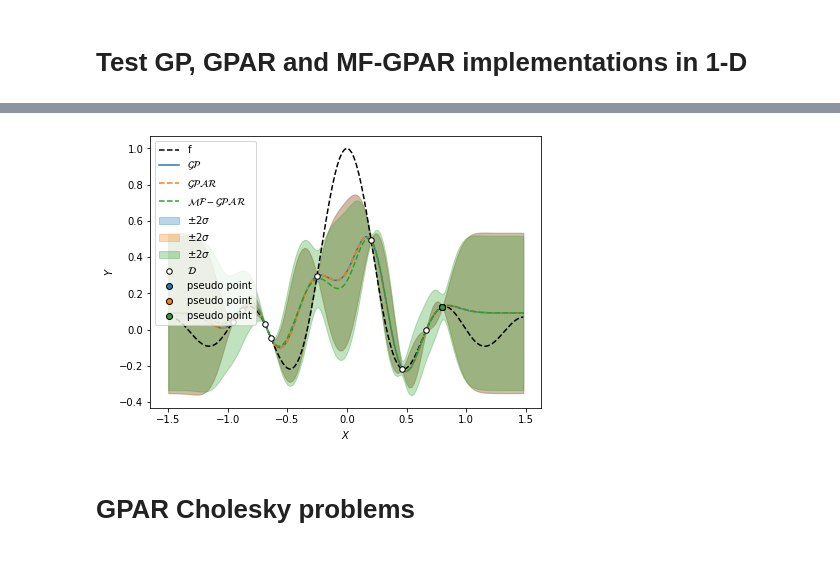
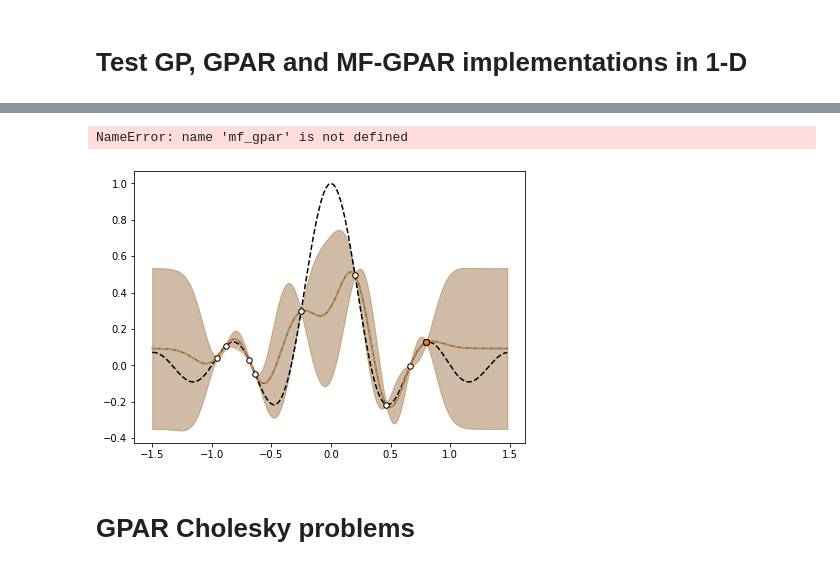
Before and after one commit to gncs/boa, a Jupyter notebook: notebooks/scratch.ipynb, the cells around one changed output, grey strips where cells are left out. Drawn from its saved outputs; the diff is of its cells as text; code cells hidden in the pictures.

```diff
--- a/notebooks/scratch.ipynb
+++ b/notebooks/scratch.ipynb
@@ -155,43 +174,44 @@ ax.fill_between(x_cont.T[0],
                 (y_pred_ff_gp + 2 * np.sqrt(var_pred_ff_gp)).T[0],
                 (y_pred_ff_gp - 2 * np.sqrt(var_pred_ff_gp)).T[0],
                 color='C0',
                 alpha=0.3,
                 zorder=-1,
                 label=r'$\pm2\sigma$')
 
 # GPAR predictions
 ax.plot(x_cont[:, 0], y_pred_gpar, color='C1', zorder=-1, label=r'$\mathcal{GPAR}$', linestyle='dashed')
 ax.fill_between(x_cont.T[0],
                 (y_pred_gpar + 2 * np.sqrt(var_pred_gpar)).T[0],
                 (y_pred_gpar - 2 * np.sqrt(var_pred_gpar)).T[0],
                 color='C1',
                 alpha=0.3,
                 zorder=-1,
                 label=r'$\pm2\sigma$')
 
-# MF-GPAR predictions
-ax.plot(x_cont[:, 0], y_pred_mf_gpar, color='C2', zorder=-1, label=r'$\mathcal{MF-GPAR}$', linestyle='dashed')
-ax.fill_between(x_cont.T[0],
-                (y_pred_mf_gpar + 2 * np.sqrt(var_pred_mf_gpar)).T[0],
-                (y_pred_mf_gpar - 2 * np.sqrt(var_pred_mf_gpar)).T[0],
-                color='C2',
-                alpha=0.3,
-                zorder=-1,
-                label=r'$\pm2\sigma$')
+# # MF-GPAR predictions
+# ax.plot(x_cont[:, 0], y_pred_mf_gpar, color='C2', zorder=-1, label=r'$\mathcal{MF-GPAR}$', linestyle='dashed')
+# ax.fill_between(x_cont.T[0],
+#                 (y_pred_mf_gpar + 2 * np.sqrt(var_pred_mf_gpar)).T[0],
+#                 (y_pred_mf_gpar - 2 * np.sqrt(var_pred_mf_gpar)).T[0],
+#                 color='C2',
+#                 alpha=0.3,
+#                 zorder=-1,
+#                 label=r'$\pm2\sigma$')
 
 # Data points
 ax.scatter(x=x_train[:, 0], y=y_train[:, 0], s=30, c='white', edgecolors='black', label=r'$\mathcal{D}$')
 ax.scatter(x=ff_gp.xs[-1:, 0], y=ff_gp.ys[-1:, 0], c='C0', edgecolors='black', label='pseudo point')
 ax.scatter(x=gpar.xs[-1:, 0], y=gpar.ys[-1:, 0], c='C1', edgecolors='black', label='pseudo point')
 ax.scatter(x=mf_gpar.xs[-1:, 0], y=mf_gpar.ys[-1:, 0], c='C2', edgecolors='black', label='pseudo point')
 
 ax.legend(loc='upper left')
 ax.set_xlabel('$X$')
 ax.set_ylabel('$Y$')
 
 fig.show()
 # %% [output]
+NameError: name 'mf_gpar' is not defined
-[figure, old version]
+[figure, new version]
 # %% [markdown]
 # GPAR Cholesky problems
 # %%
```
Also changed, not shown: parts of 21 cells of this notebook, 14 other files.
